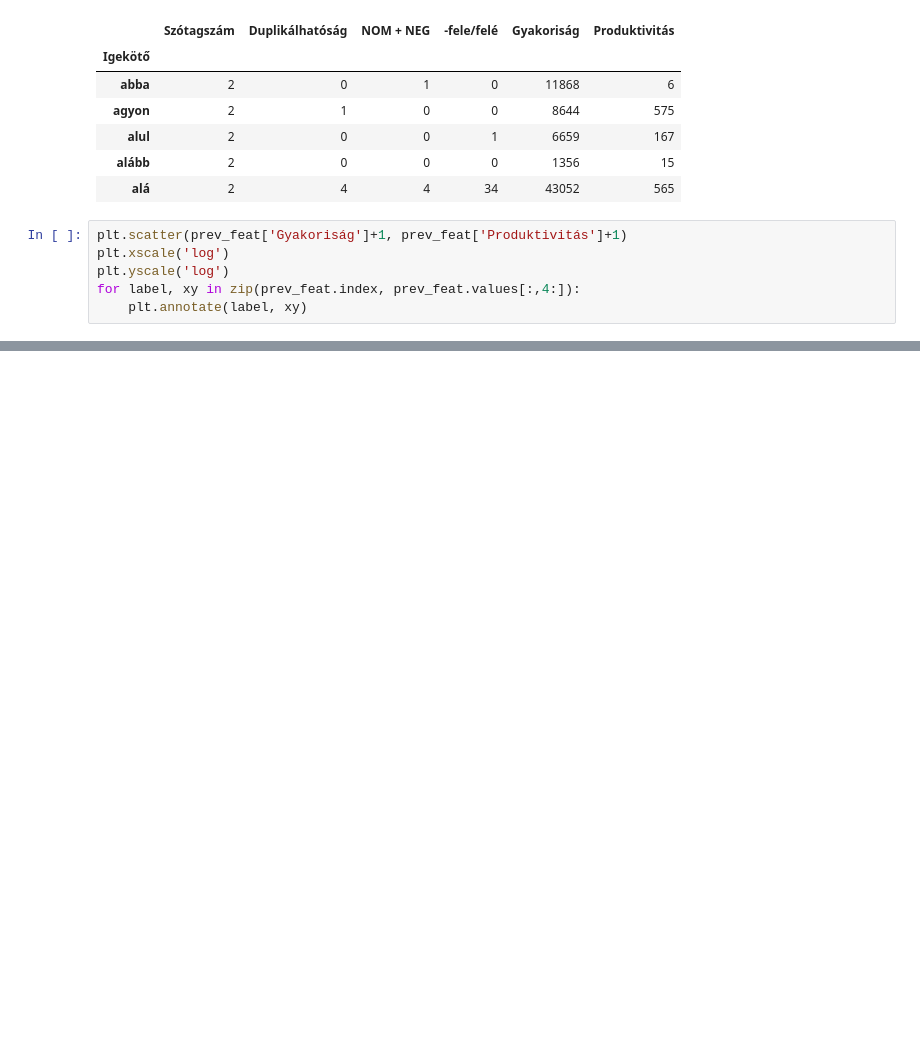
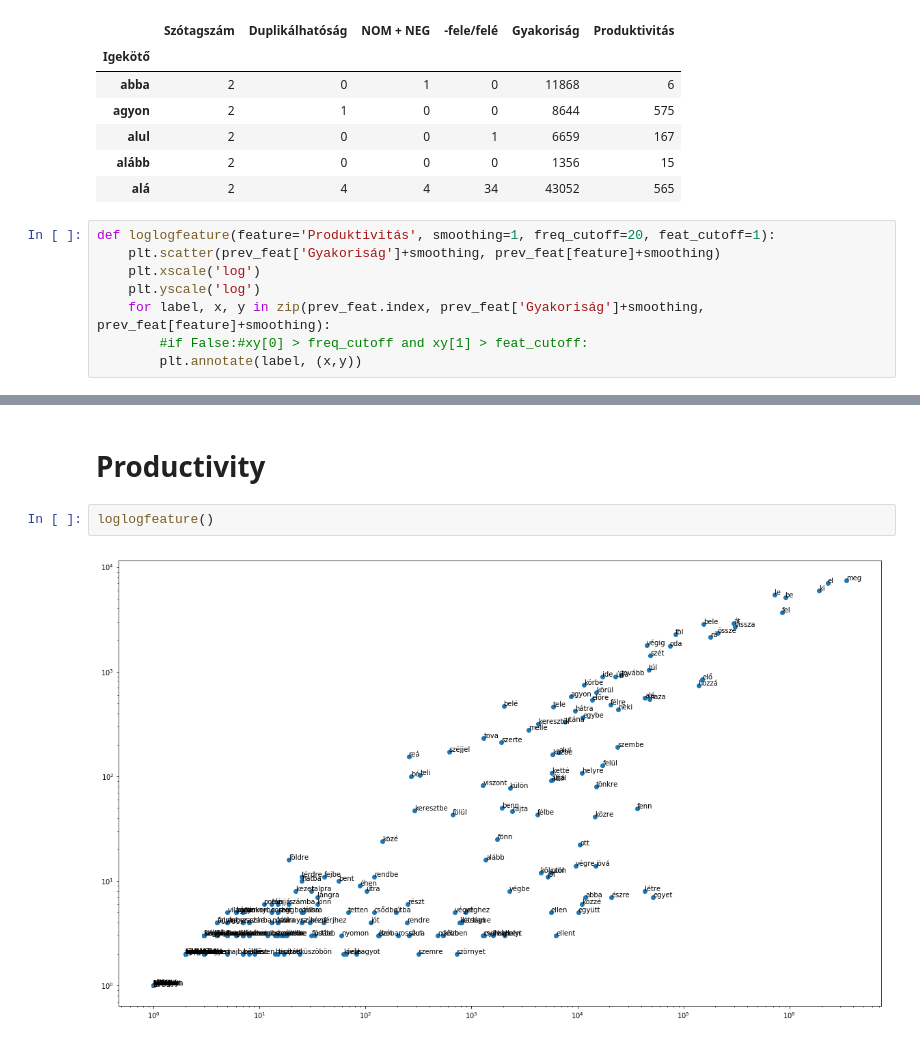
Before and after one commit to makrai/misc, a Jupyter notebook: tade/productivity.ipynb, the cells around one changed output, grey strips where cells are left out. Drawn from its saved outputs; the diff is of its cells as text; blank space fills up the shorter version.

```diff
--- a/tade/productivity.ipynb
+++ b/tade/productivity.ipynb
@@ -18,8 +20,10 @@ prev_feat.head()
 | alább | 2 | 0 | 0 | 0 | 1356 | 15 |
 | alá | 2 | 4 | 4 | 34 | 43052 | 565 |
 # %%
-plt.scatter(prev_feat['Gyakoriság']+1, prev_feat['Produktivitás']+1)
-plt.xscale('log')
-plt.yscale('log')
-for label, xy in zip(prev_feat.index, prev_feat.values[:,4:]):
-    plt.annotate(label, xy)
+def loglogfeature(feature='Produktivitás', smoothing=1, freq_cutoff=20, feat_cutoff=1):
+    plt.scatter(prev_feat['Gyakoriság']+smoothing, prev_feat[feature]+smoothing)
+    plt.xscale('log')
+    plt.yscale('log')
+    for label, x, y in zip(prev_feat.index, prev_feat['Gyakoriság']+smoothing, prev_feat[feature]+smoothing):
+        #if False:#xy[0] > freq_cutoff and xy[1] > feat_cutoff:
+        plt.annotate(label, (x,y))
@@ -49,0 +34,6 @@ for label, xy in zip(prev_feat.index, prev_feat.values[:,4:]):
+# %% [markdown]
+# Productivity
+# %%
+loglogfeature()
+# %% [output]
+[figure, added]
```
Also changed, not shown: parts of 12 cells of this notebook.
